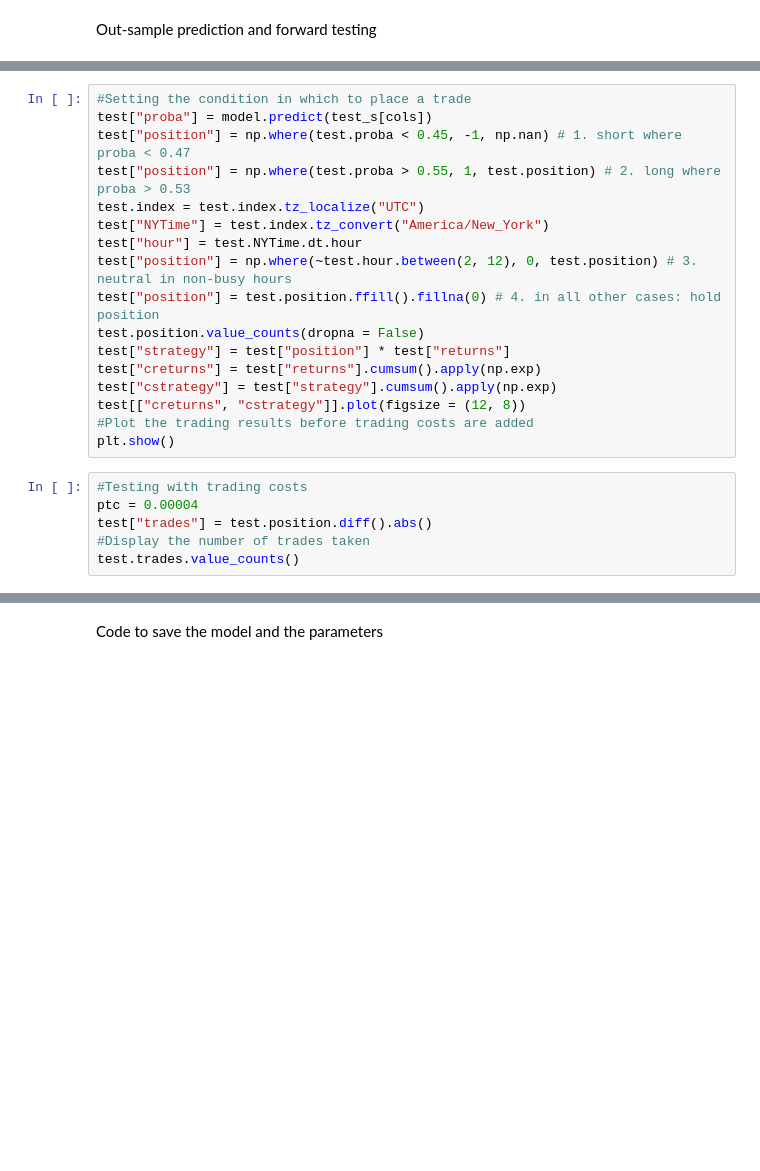
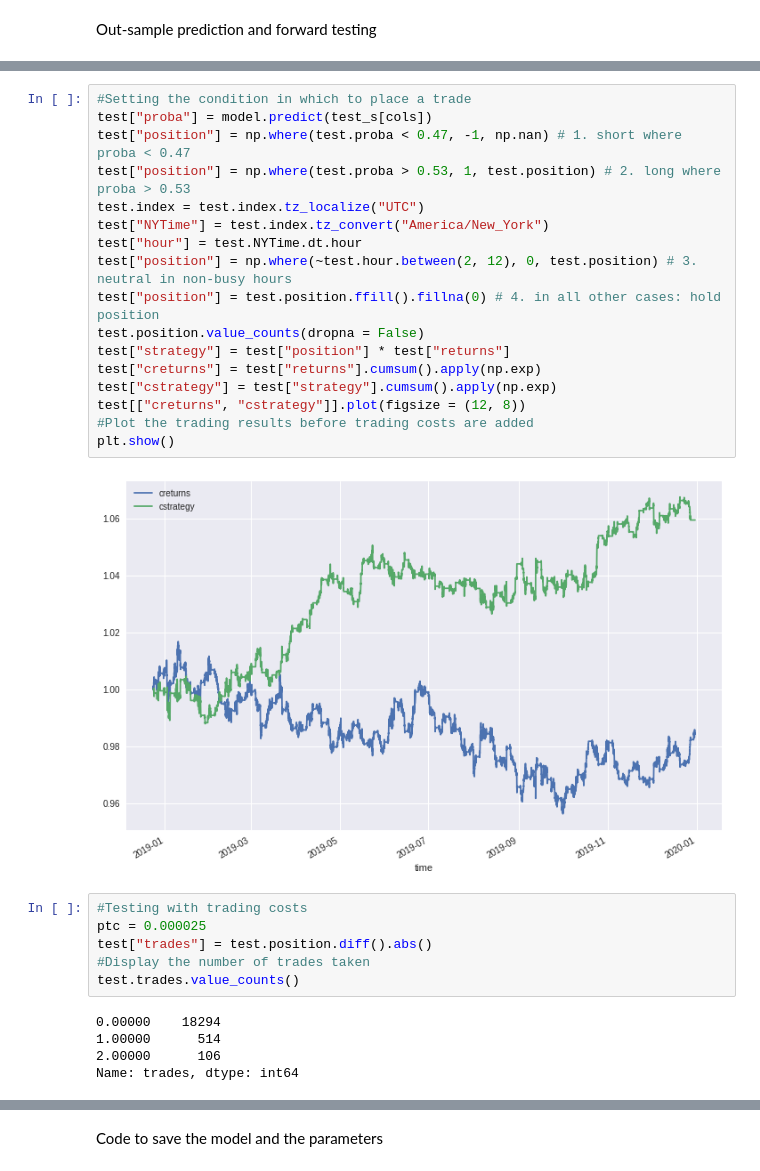
Before and after one commit to Matthew-Hughes3488/Trading-bot, a Jupyter notebook: DNN.ipynb, the cells around one changed output, grey strips where cells are left out. Saved outputs shown, nothing was run; the diff lists cells and outputs as text; blank space fills up the shorter version.

```diff
--- a/DNN.ipynb
+++ b/DNN.ipynb
@@ -95,26 +186,33 @@ plt.hist(pred, bins = 50);
 # %%
 #Setting the condition in which to place a trade
 test["proba"] = model.predict(test_s[cols])
-test["position"] = np.where(test.proba < 0.45, -1, np.nan) # 1. short where proba < 0.47
-test["position"] = np.where(test.proba > 0.55, 1, test.position) # 2. long where proba > 0.53
+test["position"] = np.where(test.proba < 0.47, -1, np.nan) # 1. short where proba < 0.47
+test["position"] = np.where(test.proba > 0.53, 1, test.position) # 2. long where proba > 0.53
 test.index = test.index.tz_localize("UTC")
 test["NYTime"] = test.index.tz_convert("America/New_York")
 test["hour"] = test.NYTime.dt.hour
 test["position"] = np.where(~test.hour.between(2, 12), 0, test.position) # 3. neutral in non-busy hours
 test["position"] = test.position.ffill().fillna(0) # 4. in all other cases: hold position
 test.position.value_counts(dropna = False)
 test["strategy"] = test["position"] * test["returns"]
 test["creturns"] = test["returns"].cumsum().apply(np.exp)
 test["cstrategy"] = test["strategy"].cumsum().apply(np.exp)
 test[["creturns", "cstrategy"]].plot(figsize = (12, 8))
 #Plot the trading results before trading costs are added
 plt.show()
+# %% [output]
+[figure, added]
 # %%
 #Testing with trading costs
-ptc = 0.00004
+ptc = 0.000025
 test["trades"] = test.position.diff().abs()
 #Display the number of trades taken
 test.trades.value_counts()
+# %% [output]
+0.00000    18294
+1.00000      514
+2.00000      106
+Name: trades, dtype: int64
 # %%
 #Plotting the results
 test["strategy_net"] = test.strategy - test.trades * ptc
```
Also changed, not shown: parts of 17 cells of this notebook, 9 other files.
